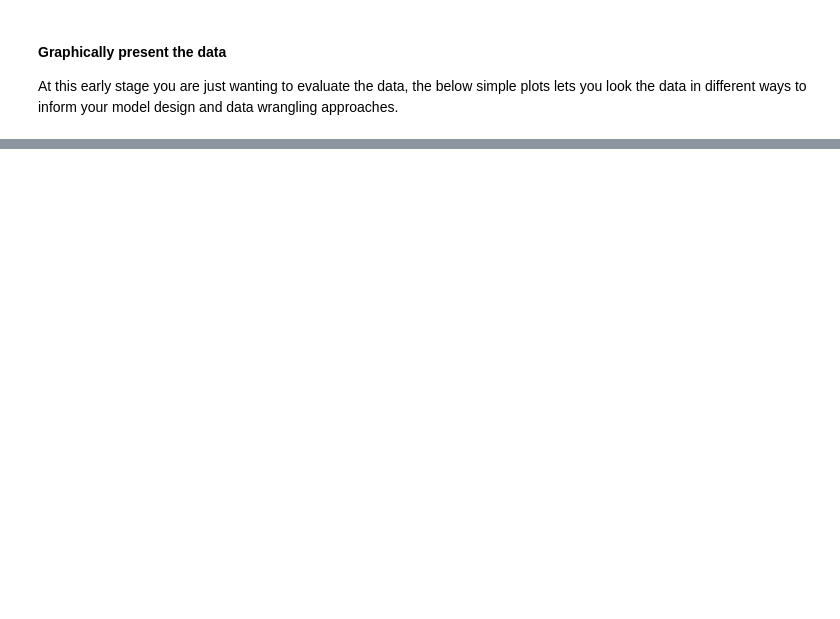
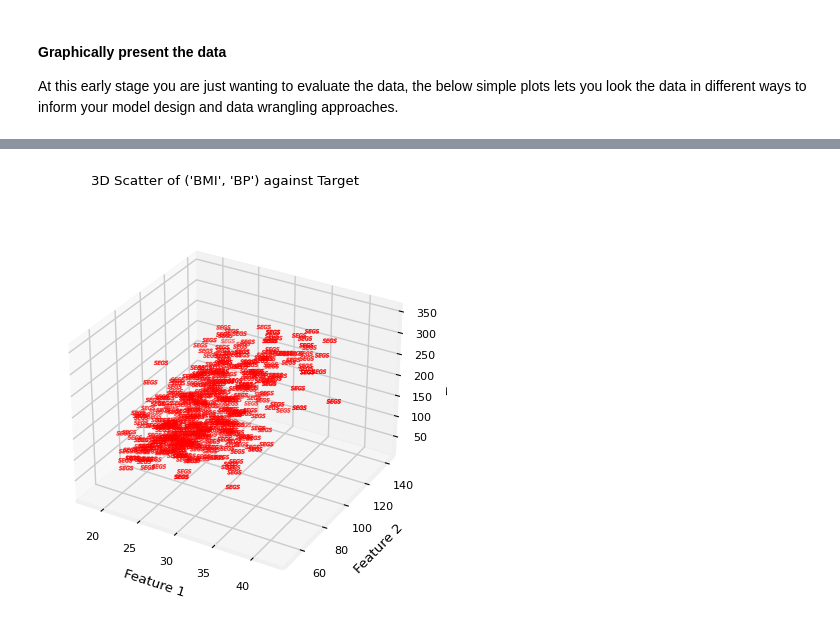
Before and after one commit to unopiaofrol/MLOps, a Jupyter notebook: 2.Model_Development/2.1.Data_Wrangling/2.1.1.data_preview.ipynb, the cells around one changed output, grey strips where cells are left out. Cells and saved outputs as stored; diff of their text form; code cells hidden in the pictures; blank space fills up the shorter version.

```diff
--- a/2.Model_Development/2.1.Data_Wrangling/2.1.1.data_preview.ipynb
+++ b/2.Model_Development/2.1.Data_Wrangling/2.1.1.data_preview.ipynb
@@ -90,21 +135,23 @@ plt.show()
 # %%
 # 3D Scatter plot 3 columns to see the relationship
 
 x_plot = ['BMI', 'BP']
 
 fig = plt.figure()
 plt.suptitle(f"3D Scatter of {*x_plot,} against {data_frame['Target'].name}")
 ax = fig.add_subplot(111, projection='3d')
 
-ax.scatter(data_frame[x_plot[0]], data_frame[x_plot[1]], data_frame['Target'], color='blue')
+ax.scatter(data_frame[x_plot[0]], data_frame[x_plot[1]], data_frame['Target'], color='red', marker="$SEGS$", s=100)
 
 x1_range = np.linspace(data_frame[x_plot[0]].min(), data_frame[x_plot[0]].max())
 x2_range = np.linspace(data_frame[x_plot[1]].min(), data_frame[x_plot[1]].max())
 X1_grid, X2_grid = np.meshgrid(x1_range, x2_range)
 
 
 ax.set_xlabel('Feature 1')
 ax.set_ylabel('Feature 2')
 ax.set_zlabel('Target')
 
 plt.show()
+# %% [output]
+[figure, added]
```
Also changed, not shown: parts of 8 cells of this notebook.
